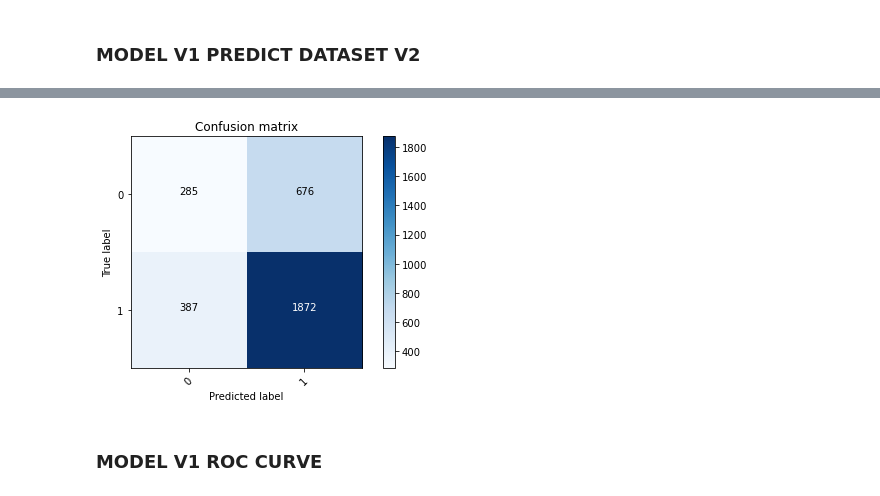
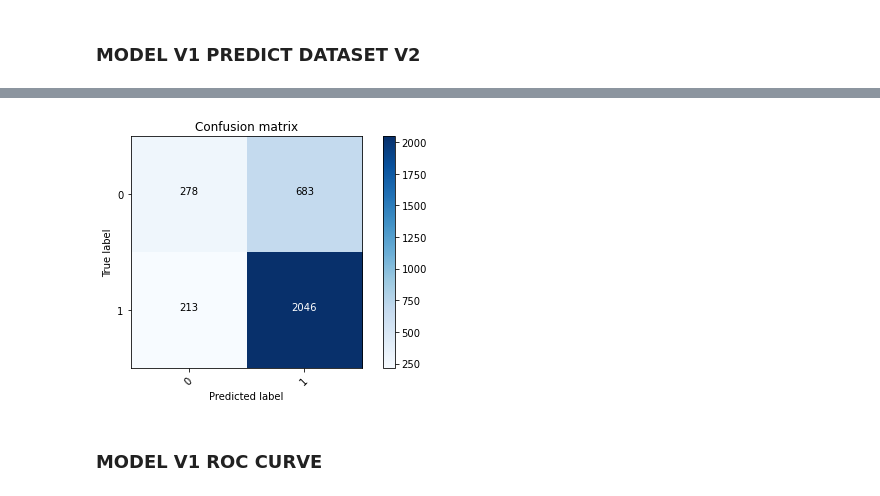
Before and after one commit to jamesvincentsiauw/tampered-image-detector, a Jupyter notebook: all models x dataset v2.ipynb, the cells around one changed output, grey strips where cells are left out. Drawn from its saved outputs; the diff is of its cells as text; code cells hidden in the pictures.

```diff
--- a/all models x dataset v2.ipynb
+++ b/all models x dataset v2.ipynb
@@ -78,3 +67,8 @@ X = X.reshape(-1, 128, 128, 3)
+# %%
+X_pkl_file = open('X_data.pkl', 'rb')
+X = pickle.load(X_pkl_file)
+Y_pkl_file = open('Y_data.pkl', 'rb')
+Y = pickle.load(Y_pkl_file)
 # %%
 X_train, X_val, Y_train, Y_val = train_test_split(X, Y, test_size = 0.9, random_state=5)
 # %%
@@ -108,13 +102,13 @@ def plot_confusion_matrix(cm, classes,
 # %% [markdown]
 ### MODEL V1 PREDICT DATASET V2
 # %%
-Y_pred = model.predict(X_val, verbose=1)[:,1] >= 5.0161821e-01
+Y_pred = model.predict(X_val, verbose=1)
 # Convert predictions classes to one hot vectors
-# Y_pred_classes = np.argmax(Y_pred,axis = 1)
+Y_pred_classes = np.argmax(Y_pred,axis = 1)
 # Convert validation observations to one hot vectors
 Y_true = np.argmax(Y_val,axis = 1)
 # compute the confusion matrix
-confusion_mtx = confusion_matrix(Y_true, Y_pred)
+confusion_mtx = confusion_matrix(Y_true, Y_pred_classes)
 # plot the confusion matrix
 plot_confusion_matrix(confusion_mtx, classes = range(2))
 # %% [output]
@@ -122,4 +116,4 @@ plot_confusion_matrix(confusion_mtx, classes = range(2))
-[figure, old version]
+[figure, new version]
 # %% [markdown]
 ### MODEL V1 ROC CURVE
 # %%
```
Also changed, not shown: parts of 29 cells of this notebook.
